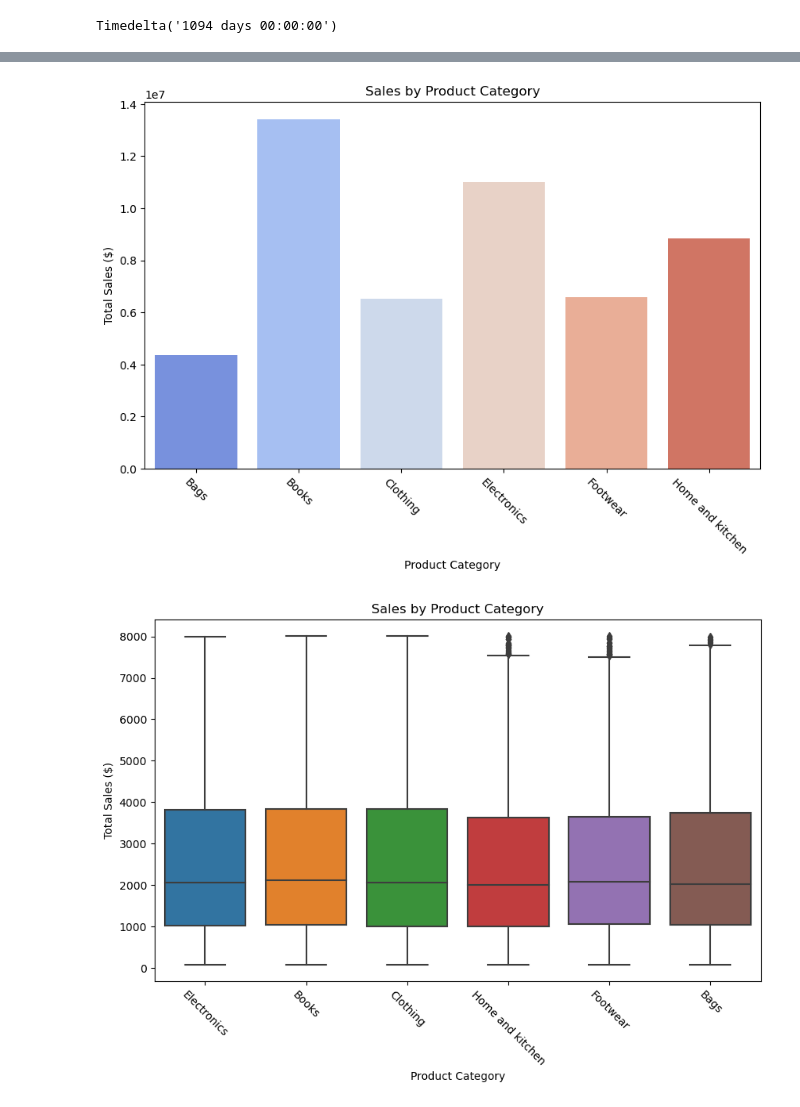
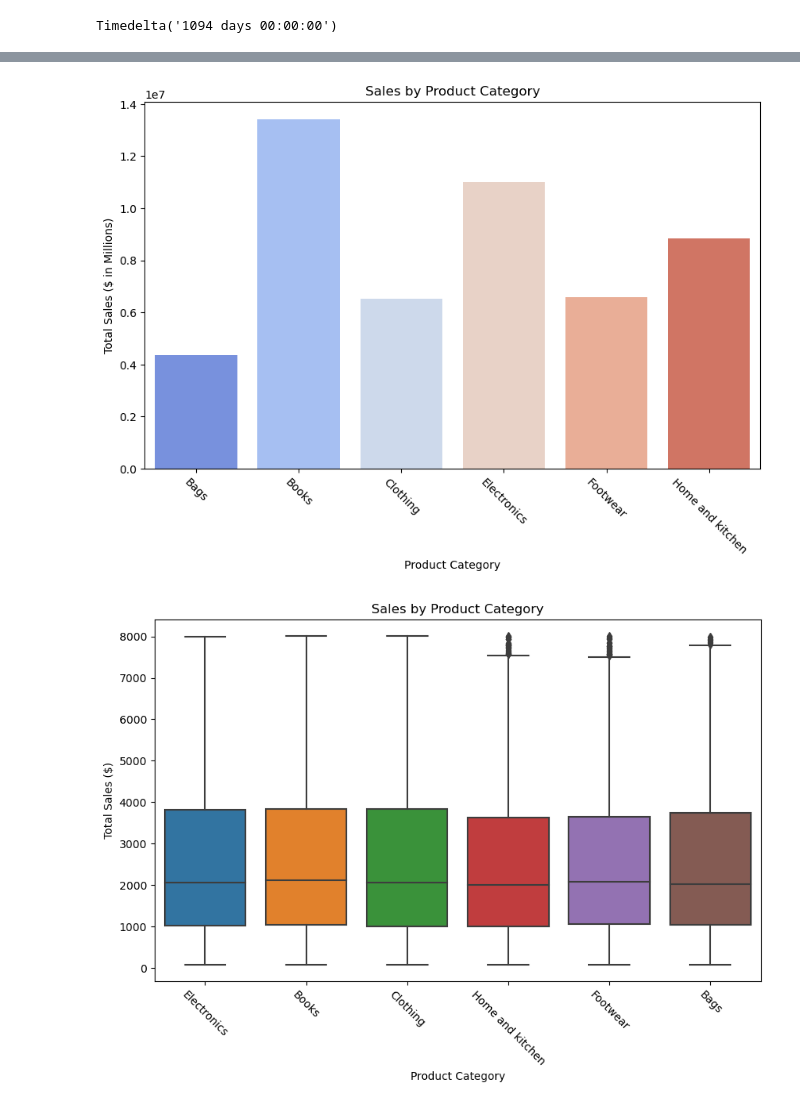
Before and after one commit to PilatusPy/Capstone-II, a Jupyter notebook: store_project/2.1_data_analysis.ipynb, the cells around one changed output, grey strips where cells are left out. Saved outputs shown, nothing was run; the diff lists cells and outputs as text; code cells hidden in the pictures.

```diff
--- a/store_project/2.1_data_analysis.ipynb
+++ b/store_project/2.1_data_analysis.ipynb
@@ -117,14 +135,14 @@ df.groupby('Weekend')['Total_Amt'].sum().plot(kind='bar', title= 'Weekends sales
 # %%
 sales = df.groupby('Product_Category')['Total_Amt'].sum()
 
 
 plt.figure(figsize=(10, 6))
 sns.barplot(x=sales.index, y=sales.values, palette="coolwarm")
 plt.xticks(rotation=-45)
 plt.xlabel('Product Category')
-plt.ylabel('Total Sales ($)')
+plt.ylabel('Total Sales ($ in Millions)')
 plt.title('Sales by Product Category')
 plt.show()
 # %% [output]
-[figure, old version]
+[figure, new version]
 # %%
```
Also changed, not shown: parts of 8 cells of this notebook, 1 other file.
